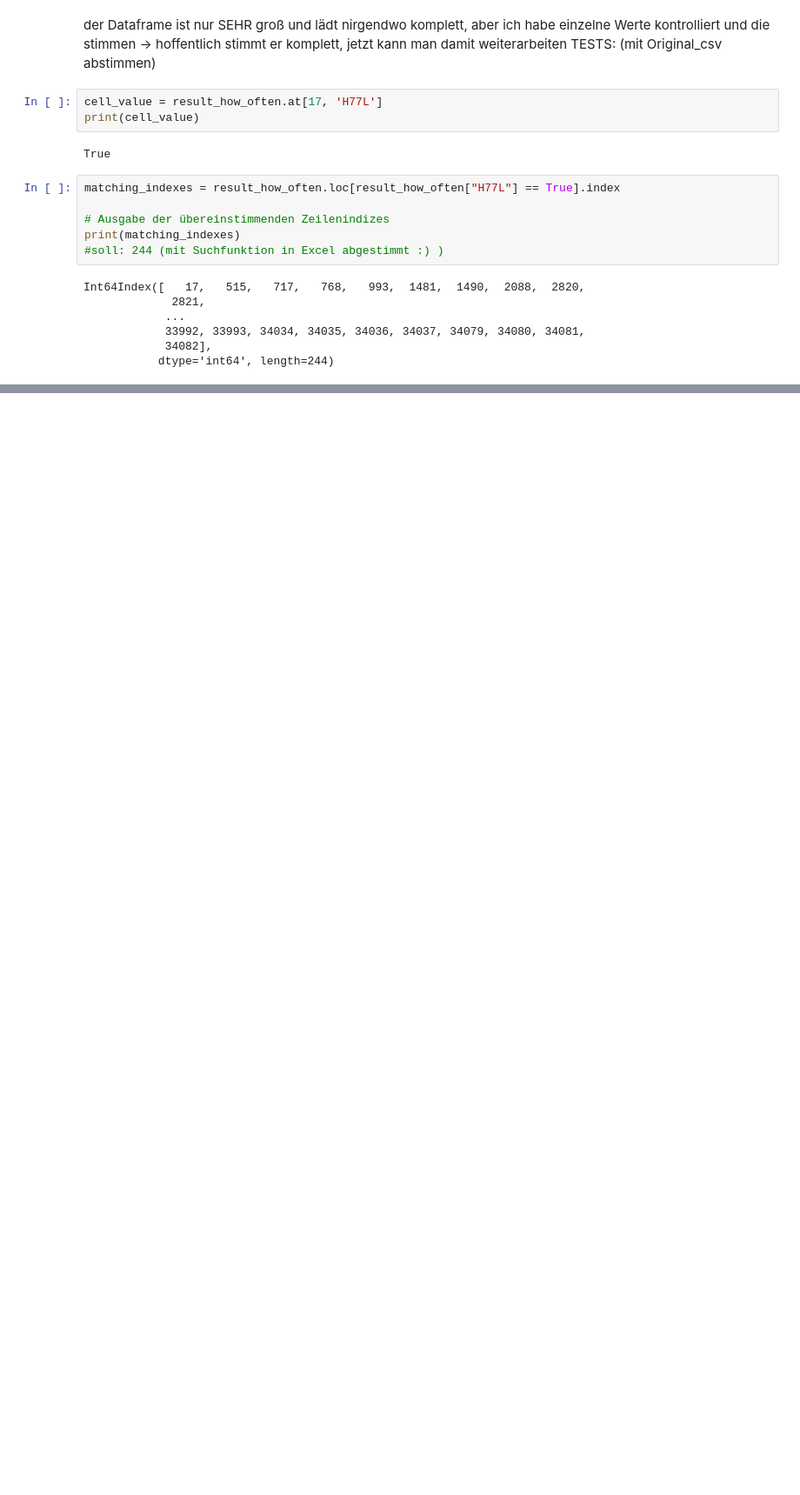
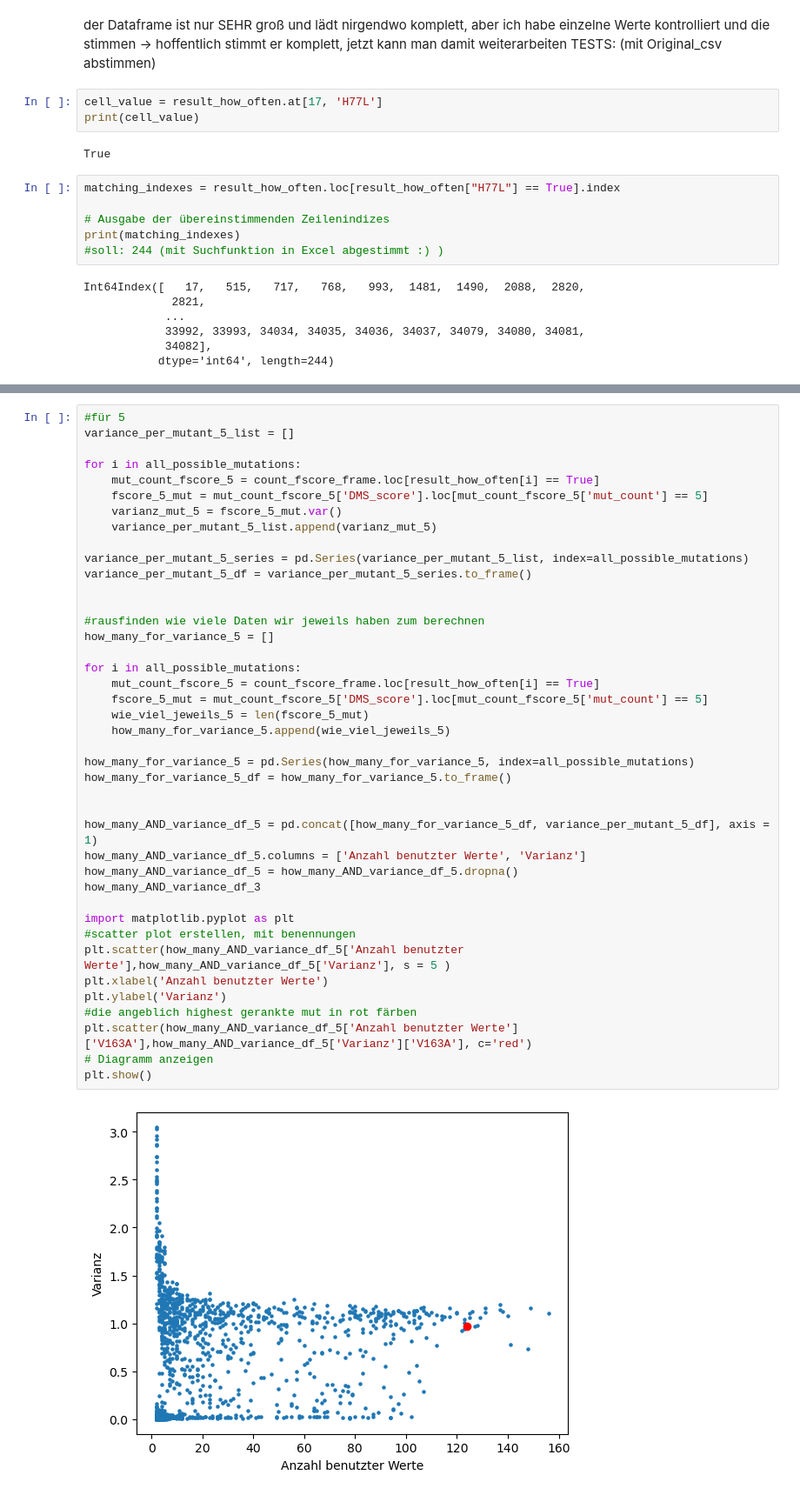
Before and after one commit to datascience-mobi-2023/topic02_team03, a Jupyter notebook: L_first_part_stabilizing_mutations.ipynb, the cells around one changed output, grey strips where cells are left out. Shown at 87% size. Drawn from its saved outputs; the diff is of its cells as text; blank space fills up the shorter version.

```diff
--- a/L_first_part_stabilizing_mutations.ipynb
+++ b/L_first_part_stabilizing_mutations.ipynb
@@ -153,0 +383,43 @@ Int64Index([   17,   515,   717,   768,   993,  1481,  1490,  2088,  2820,
+# %%
+#für 5
+variance_per_mutant_5_list = []
+
+for i in all_possible_mutations:
+    mut_count_fscore_5 = count_fscore_frame.loc[result_how_often[i] == True]
+    fscore_5_mut = mut_count_fscore_5['DMS_score'].loc[mut_count_fscore_5['mut_count'] == 5]
+    varianz_mut_5 = fscore_5_mut.var()
+    variance_per_mutant_5_list.append(varianz_mut_5)
+
+variance_per_mutant_5_series = pd.Series(variance_per_mutant_5_list, index=all_possible_mutations)
+variance_per_mutant_5_df = variance_per_mutant_5_series.to_frame()
+
+
+#rausfinden wie viele Daten wir jeweils haben zum berechnen
+how_many_for_variance_5 = []
+
+for i in all_possible_mutations:
+    mut_count_fscore_5 = count_fscore_frame.loc[result_how_often[i] == True]
+    fscore_5_mut = mut_count_fscore_5['DMS_score'].loc[mut_count_fscore_5['mut_count'] == 5]
+    wie_viel_jeweils_5 = len(fscore_5_mut)
+    how_many_for_variance_5.append(wie_viel_jeweils_5)
+
+how_many_for_variance_5 = pd.Series(how_many_for_variance_5, index=all_possible_mutations)
+how_many_for_variance_5_df = how_many_for_variance_5.to_frame()
+
+
+how_many_AND_variance_df_5 = pd.concat([how_many_for_variance_5_df, variance_per_mutant_5_df], axis = 1)
+how_many_AND_variance_df_5.columns = ['Anzahl benutzter Werte', 'Varianz']
+how_many_AND_variance_df_5 = how_many_AND_variance_df_5.dropna()
+how_many_AND_variance_df_3
+
+import matplotlib.pyplot as plt
+#scatter plot erstellen, mit benennungen
+plt.scatter(how_many_AND_variance_df_5['Anzahl benutzter Werte'],how_many_AND_variance_df_5['Varianz'], s = 5 )
+plt.xlabel('Anzahl benutzter Werte')
+plt.ylabel('Varianz')
+#die angeblich highest gerankte mut in rot färben
+plt.scatter(how_many_AND_variance_df_5['Anzahl benutzter Werte']['V163A'],how_many_AND_variance_df_5['Varianz']['V163A'], c='red')
+# Diagramm anzeigen
+plt.show()
+# %% [output]
+[figure, added]
```
Also changed, not shown: parts of 16 cells of this notebook.
